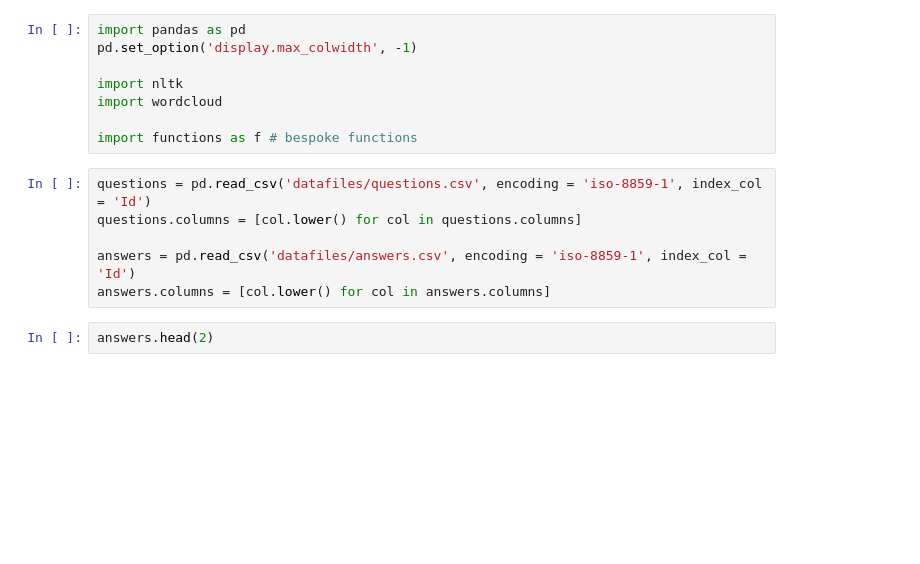
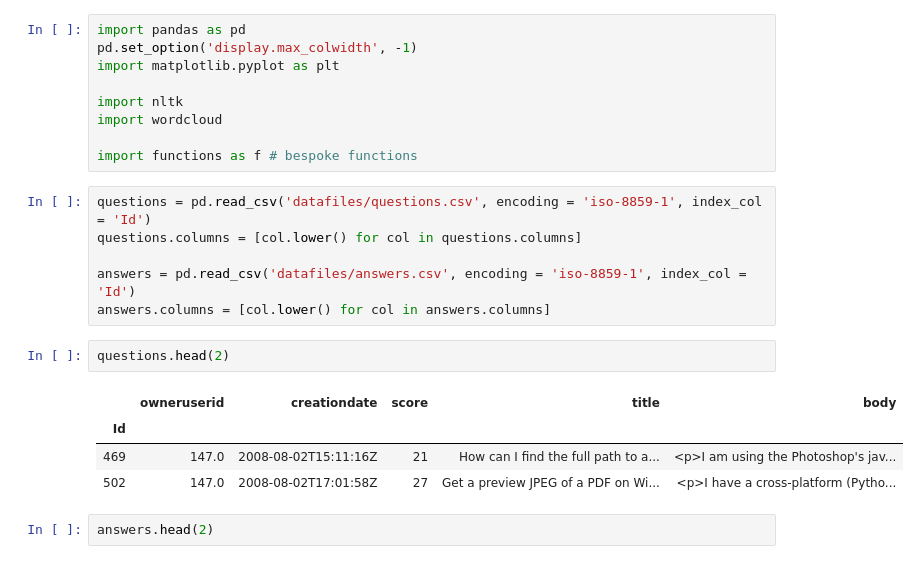
Before and after one commit to gitjoethomas/NLP-stackoverflow, a Jupyter notebook: exploration.ipynb, the cells around one changed output. Drawn from its saved outputs; the diff is of its cells as text; blank space fills up the shorter version.

```diff
--- a/exploration.ipynb
+++ b/exploration.ipynb
@@ -1,6 +1,7 @@
 # %%
 import pandas as pd
 pd.set_option('display.max_colwidth', -1)
+import matplotlib.pyplot as plt
 
 import nltk
 import wordcloud
@@ -12,6 +13,13 @@ questions.columns = [col.lower() for col in questions.columns]
 
 answers = pd.read_csv('datafiles/answers.csv', encoding = 'iso-8859-1', index_col = 'Id')
 answers.columns = [col.lower() for col in answers.columns]
+# %%
+questions.head(2)
+# %% [output]
+|  | owneruserid | creationdate | score | title | body |
+| Id |  |  |  |  |  |
+| 469 | 147.0 | 2008-08-02T15:11:16Z | 21 | How can I find the full path to a... | <p>I am using the Photoshop's jav... |
+| 502 | 147.0 | 2008-08-02T17:01:58Z | 27 | Get a preview JPEG of a PDF on Wi... | <p>I have a cross-platform (Pytho... |
 # %%
 answers.head(2)
 # %% [output]
```
Also changed, not shown: parts of 12 cells of this notebook, 1 other file.
